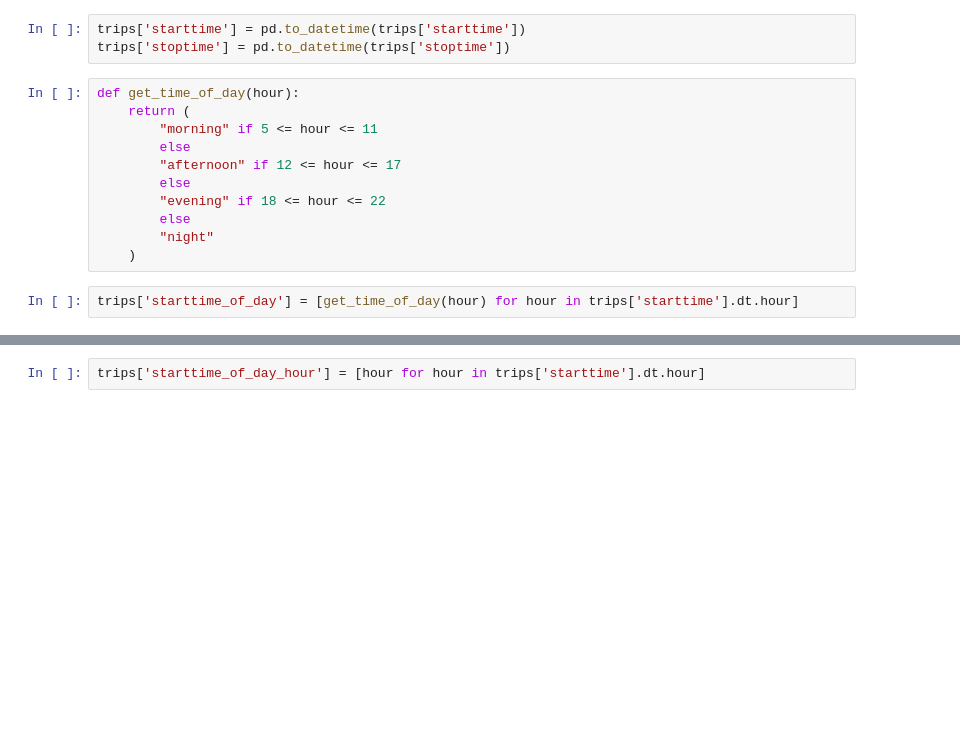
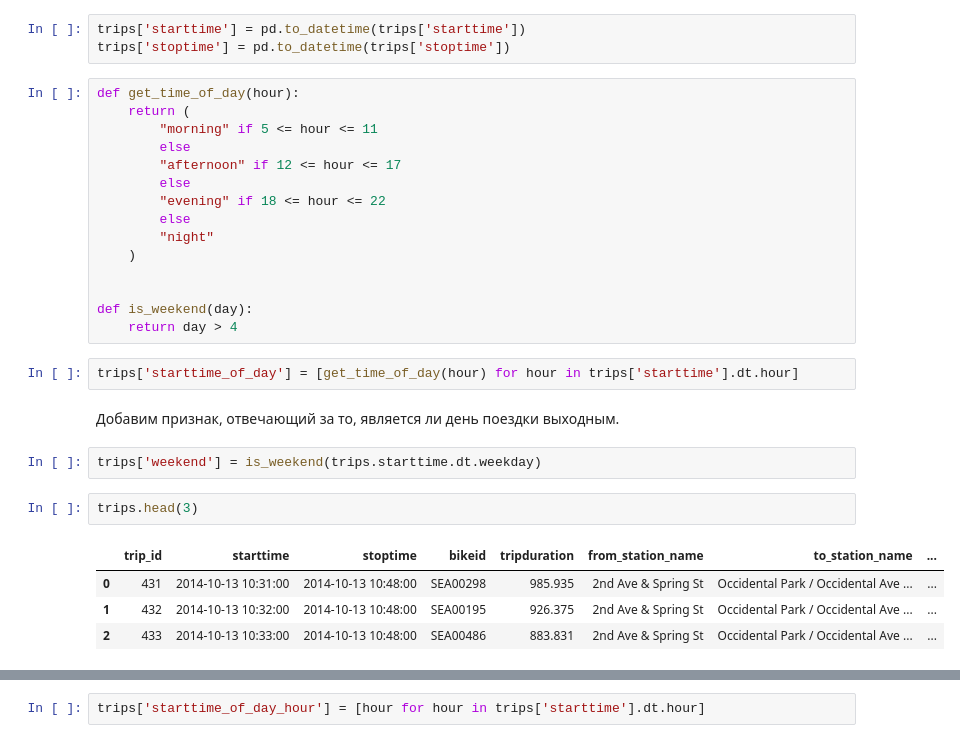
Before and after one commit to titovd/cycle-share-system-kaggle, a Jupyter notebook: notebooks/time_of_day_analysis.ipynb, the cells around one changed output, grey strips where cells are left out. Drawn from its saved outputs; the diff is of its cells as text; blank space fills up the shorter version.

```diff
--- a/notebooks/time_of_day_analysis.ipynb
+++ b/notebooks/time_of_day_analysis.ipynb
@@ -39,6 +39,21 @@ def get_time_of_day(hour):
         else
         "night"
     )
+
+
+def is_weekend(day):
+    return day > 4
 # %%
 trips['starttime_of_day'] = [get_time_of_day(hour) for hour in trips['starttime'].dt.hour]
+# %% [markdown]
+Добавим признак, отвечающий за то, является ли день поездки выходным.
+# %%
+trips['weekend'] = is_weekend(trips.starttime.dt.weekday)
+# %%
+trips.head(3)
+# %% [output]
+|  | trip_id | starttime | stoptime | bikeid | tripduration | from_station_name | to_station_name | ... |
+| 0 | 431 | 2014-10-13 10:31:00 | 2014-10-13 10:48:00 | SEA00298 | 985.935 | 2nd Ave & Spring St | Occidental Park / Occidental Ave ... | ... |
+| 1 | 432 | 2014-10-13 10:32:00 | 2014-10-13 10:48:00 | SEA00195 | 926.375 | 2nd Ave & Spring St | Occidental Park / Occidental Ave ... | ... |
+| 2 | 433 | 2014-10-13 10:33:00 | 2014-10-13 10:48:00 | SEA00486 | 883.831 | 2nd Ave & Spring St | Occidental Park / Occidental Ave ... | ... |
 # %% [markdown]
```
Also changed, not shown: parts of 8 cells of this notebook, 4 other files.
